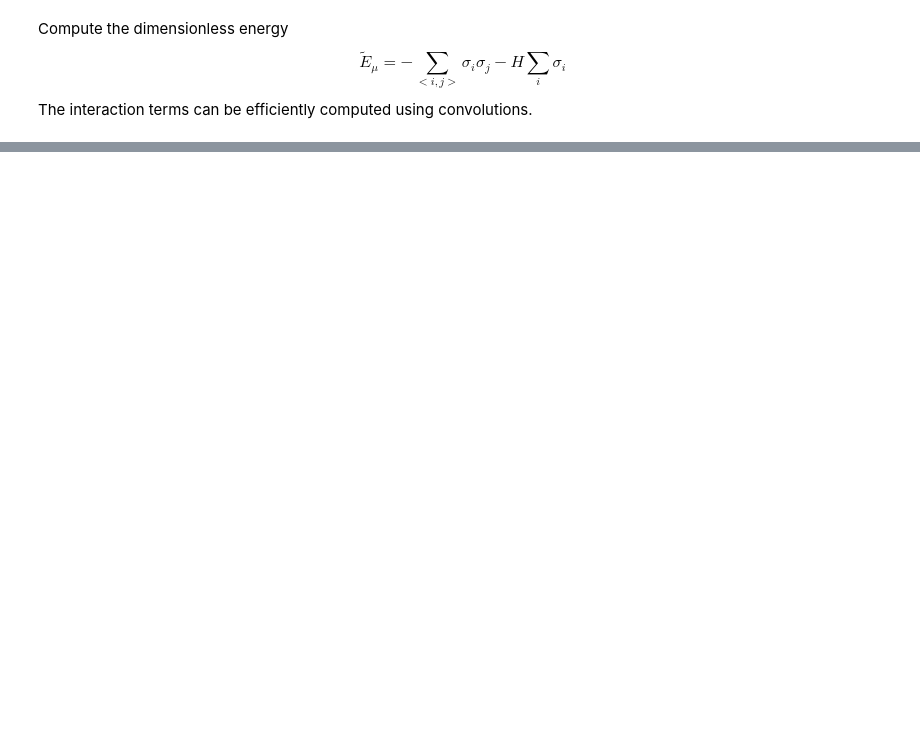
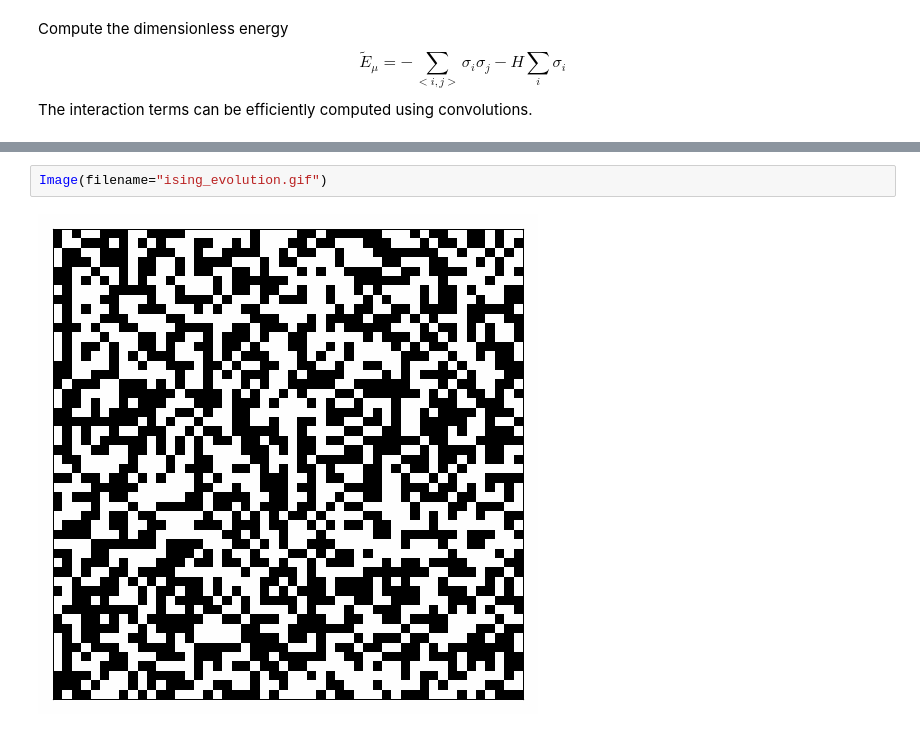
Before and after one commit to aditya-jyrj/ising-rl, a Jupyter notebook: ising_monte_carlo.ipynb, the cells around one changed output, grey strips where cells are left out. Cells and saved outputs as stored; diff of their text form; blank space fills up the shorter version.

```diff
--- a/ising_monte_carlo.ipynb
+++ b/ising_monte_carlo.ipynb
@@ -169,0 +122,4 @@ plt.show()
+# %%
+Image(filename="ising_evolution.gif")
+# %% [output]
+[figure, added]
```
Also changed, not shown: parts of 9 cells of this notebook, 1 other file.
